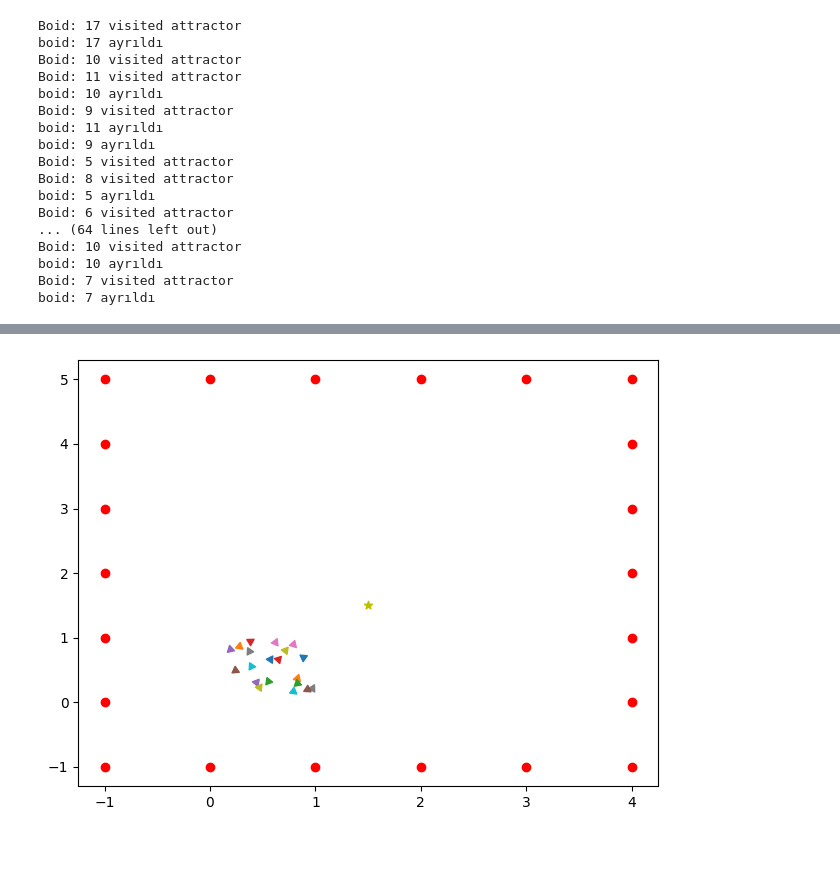
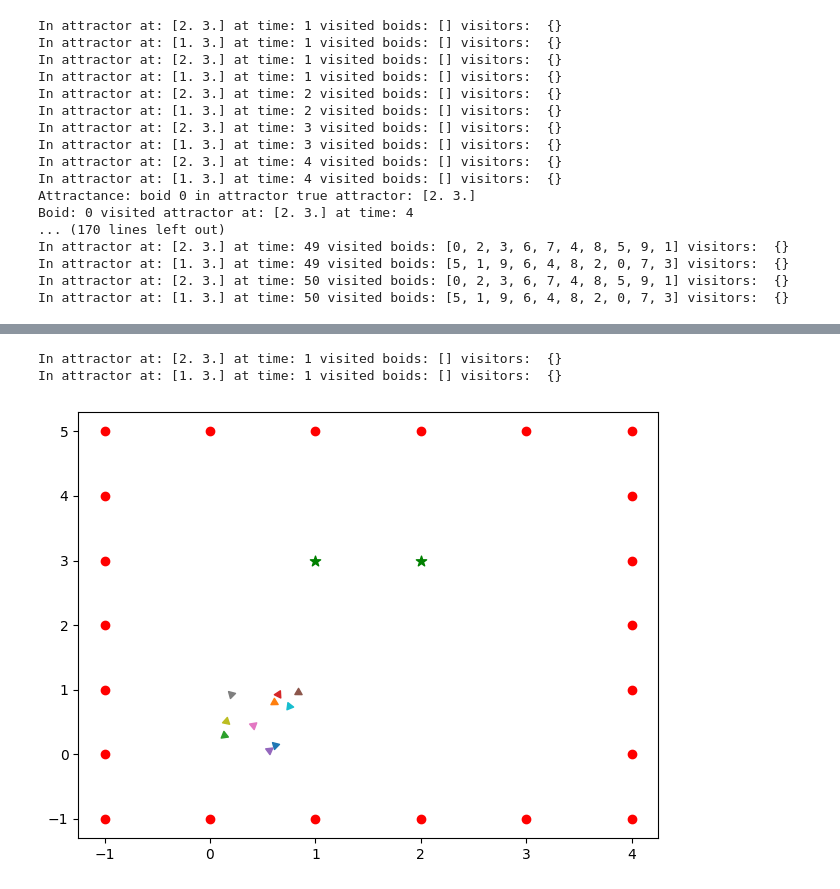
Before and after one commit to Ismail-Armutcu/Algorithms-for-Interactive-Sytems, a Jupyter notebook: MMI513_PA6_BeeDroids.ipynb, the cells around one changed output, grey strips where cells are left out. Drawn from its saved outputs; the diff is of its cells as text; code cells hidden in the pictures; blank space fills up the shorter version.

```diff
--- a/MMI513_PA6_BeeDroids.ipynb
+++ b/MMI513_PA6_BeeDroids.ipynb
@@ -72,6 +73,7 @@ class Boid:
         self._perceptionradius = perceptionradius
         self._velocity = self._heading * speed
         self._id = id
+        self._inattractor = False
     def getid(self):
         return self._id
     def getposition(self):
@@ -118,6 +120,7 @@ class Boid:
         newboid.setposition(self._position)
         newboid.setvelocity(self._velocity)
         newboid._id = self._id
+        newboid._inattractor = self._inattractor
         return newboid
 
     def vectortoother(self, otherboid):
@@ -134,7 +137,9 @@ class Boid:
         return False
 
     def move(self):
-        self._position += self._velocity
+        if not self._inattractor:
+          self._position += self._velocity
+        self._inattractor = False
 # %%
 class Obstacle:
 
@@ -288,7 +301,11 @@ def plotattractorset(AttractorSet,fig,ax):
 
     for attr in AttractorSet:
       [x,y] = attr.getposition()
-      ax.scatter(x,y,marker ='*',color='y')
+      if(len(attr._visitors)>=1):
+        ax.scatter(x,y,60,marker ='*',color='b')
+      else:
+        ax.scatter(x,y,60,marker ='*',color='g')
+
     fig.tight_layout()
     return fig,ax
 # %%
@@ -354,14 +371,14 @@ def attractance(AttractorSet,boid):
             closestattractor = obj
 
     if(mindist <= DATTRACTANCE): ## If the boid is within the radius, the boid visits the attractor
-      print("Boid:",boid.getid(),"visited attractor")
+      boid._inattractor = True
+      print("Attractance: boid",boid.getid(),"in attractor true attractor:",closestattractor.getposition())
       closestattractor.visit(boid)
       x,y = closestattractor.getposition()
       boid.setposition(np.array([x,y]))
       boid.stop()
     v = closestattractor.getposition() - boid.getposition()
-    for attractor in AttractorSet:
-      attractor.update()
+
     if np.linalg.norm(v) < DATTRACTANCE:
         return unitvector(v),boid
     return np.zeros(2),boid
@@ -400,13 +417,13 @@ def flock(B, ObstacleSet,AttractorSet, ws=0.2, wa=0.2, wc=0.4, wf=0.8, wattr=1.0
         aattractance,f = attractance(AttractorSet,f)
         aattractance = wattr * aattractance
         atotal = aseperation+ aalignment+ acohesion + aavoidance
-        """if np.linalg.norm(atotal- f.getvelocity()) >= maxspeed:
+        if np.linalg.norm(atotal- f.getvelocity()) >= maxspeed:
           percent = atotal/maxspeed
           aseperation /= percent
           aalignment /= percent
           acohesion /= percent
           aavoidance /= percent
-          atotal = aseperation+ aalignment+ acohesion + aavoidance"""
+          atotal = aseperation+ aalignment+ acohesion + aavoidance
 
 
 
@@ -418,6 +435,8 @@ def flock(B, ObstacleSet,AttractorSet, ws=0.2, wa=0.2, wc=0.4, wf=0.8, wattr=1.0
             b.setvelocity(maxspeed)
         b.move()
         R.update({b})
+    for attractor in AttractorSet:
+      attractor.update()
     return R
 # %%
 fig, ax = plt.subplots()
@@ -468,56 +506,58 @@ fig,ax = plt.subplots()
 def update(frame):
     global F,ax,fig,obsset,aset
     if frame == 0:
       positionsObstacle = [np.array([-1, 5]),np.array([0, 5]),np.array([1, 5]),np.array([2, 5]),np.array([3, 5]),np.array([4, 5]),
                      np.array([4, 4]),np.array([4, 3]),np.array([4, 2]),np.array([4, 1]),np.array([4, 0]),np.array([4, -1]),
                      np.array([3, -1]),np.array([2, -1]),np.array([1, -1]),np.array([0, -1]),np.array([-1, -1]),
                      np.array([-1, 0]),np.array([-1, 1]),np.array([-1, 2]),np.array([-1, 3]),np.array([-1, 4])]
       radiiObstacle = [0.1]*22
       #positionsAttractor = [np.array([0.5, 1.]), np.array([1.5, 1.5]), np.array([2.2,2.2]), np.array([3.3,3.3]), np.array([1.5,3.])]
       #radiiAttractor = [0.1, 0.1, 0.1, 0.1, 0.1]
       #positionsObstacle = [np.array([-.5, 5.])]
       #radiiObstacle = [0.1]
-      positionsAttractor = [np.array([1.5, 1.5])]
-      radiiAttractor = [0.1]
+      positionsAttractor = [np.array([1.0, 3.0]),np.array([2.0, 3.0])]
+      radiiAttractor = [0.1]*2
       obsset = obstacleset(positionsObstacle, radiiObstacle)
       aset = attractorset(positionsAttractor, radiiAttractor)
-      F = flockset(20, [0, 1], [0, 1], 0.1, 1., obsset, 5)
+      F = flockset(10, [0, 1], [0, 1], 0.1, 1., obsset, 5)
 
     ax.clear()
     fig,ax = plotobstacleset(obsset,fig,ax)
     fig,ax = plotflockset(F, fig,ax)
     fig,ax = plotattractorset(aset,fig,ax)
     F = flock(F, obsset,aset)
 
 
     fig.tight_layout()
 
 
 
 
-ani = animation.FuncAnimation(fig, update, frames=50, interval=100, blit=False)
-ani.save('set.gif', writer='pillow')
+ani = animation.FuncAnimation(fig, update, frames=50, interval=250)
+#ani.save('set.gif', writer='pillow')
 HTML(ani.to_html5_video())
 # %% [output]
-Boid: 17 visited attractor
-boid: 17 ayrıldı
-Boid: 10 visited attractor
-Boid: 11 visited attractor
-boid: 10 ayrıldı
-Boid: 9 visited attractor
-boid: 11 ayrıldı
-boid: 9 ayrıldı
-Boid: 5 visited attractor
-Boid: 8 visited attractor
-boid: 5 ayrıldı
-Boid: 6 visited attractor
-... (64 lines left out)
-Boid: 10 visited attractor
-boid: 10 ayrıldı
-Boid: 7 visited attractor
-boid: 7 ayrıldı
+In attractor at: [2. 3.] at time: 1 visited boids: [] visitors:  {}
+In attractor at: [1. 3.] at time: 1 visited boids: [] visitors:  {}
+In attractor at: [2. 3.] at time: 1 visited boids: [] visitors:  {}
+In attractor at: [1. 3.] at time: 1 visited boids: [] visitors:  {}
+In attractor at: [2. 3.] at time: 2 visited boids: [] visitors:  {}
+In attractor at: [1. 3.] at time: 2 visited boids: [] visitors:  {}
+In attractor at: [2. 3.] at time: 3 visited boids: [] visitors:  {}
+In attractor at: [1. 3.] at time: 3 visited boids: [] visitors:  {}
+In attractor at: [2. 3.] at time: 4 visited boids: [] visitors:  {}
+In attractor at: [1. 3.] at time: 4 visited boids: [] visitors:  {}
+Attractance: boid 0 in attractor true attractor: [2. 3.]
+Boid: 0 visited attractor at: [2. 3.] at time: 4
+... (170 lines left out)
+In attractor at: [2. 3.] at time: 49 visited boids: [0, 2, 3, 6, 7, 4, 8, 5, 9, 1] visitors:  {}
+In attractor at: [1. 3.] at time: 49 visited boids: [5, 1, 9, 6, 4, 8, 2, 0, 7, 3] visitors:  {}
+In attractor at: [2. 3.] at time: 50 visited boids: [0, 2, 3, 6, 7, 4, 8, 5, 9, 1] visitors:  {}
+In attractor at: [1. 3.] at time: 50 visited boids: [5, 1, 9, 6, 4, 8, 2, 0, 7, 3] visitors:  {}
 [interactive output not drawn]
+In attractor at: [2. 3.] at time: 1 visited boids: [] visitors:  {}
+In attractor at: [1. 3.] at time: 1 visited boids: [] visitors:  {}
-[figure, old version]
+[figure, new version]
 # %%
 positionsAttractor = [np.array([-.5, 4.]), np.array([.5, 2]), np.array([2.,1.]), np.array([4.,3.]), np.array([6.,3.])]
 radiiAttractor = [0.1, 0.1, 0.1, 0.1, 0.1]
```
Also changed, not shown: parts of 5 cells of this notebook.
